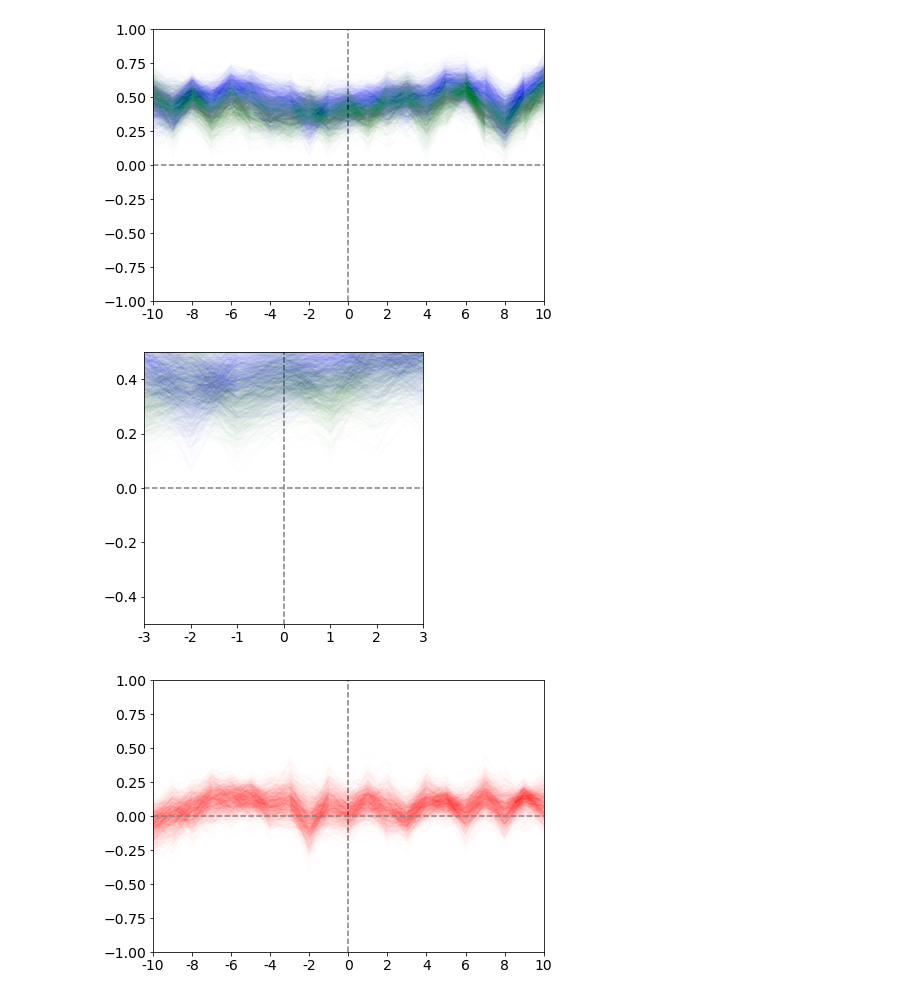
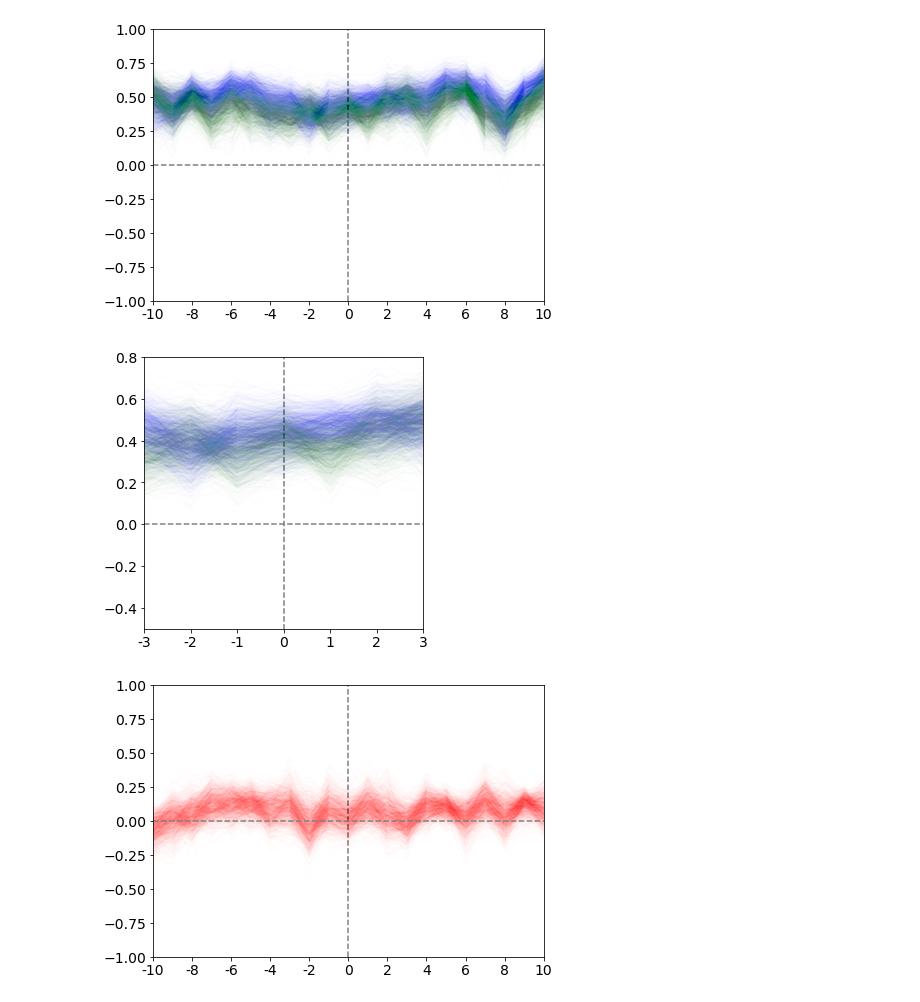
Before and after one commit to dpmlab/img2fmri, a Jupyter notebook: aperture_notebook.ipynb, the cells around one changed output. Cells and saved outputs as stored; diff of their text form; code cells hidden in the pictures.

```diff
--- a/aperture_notebook.ipynb
+++ b/aperture_notebook.ipynb
@@ -197,9 +194,9 @@ pc_bootstrapped_pred_lum(bound_averages)
 # %% [output]
 [figure]
 # %%
-pc_bootstrapped_pred_lum_3TRs(bound_averages)
+pc_bootstrapped_pred_lum_3TRs(bound_averages, y_max=0.8)
 # %% [output]
-[figure, old version]
+[figure, new version]
 # %%
 pc_bootstrapped_difference(bound_averages)
 # %% [output]
```
Also changed, not shown: parts of 6 cells of this notebook, 1 other file.
